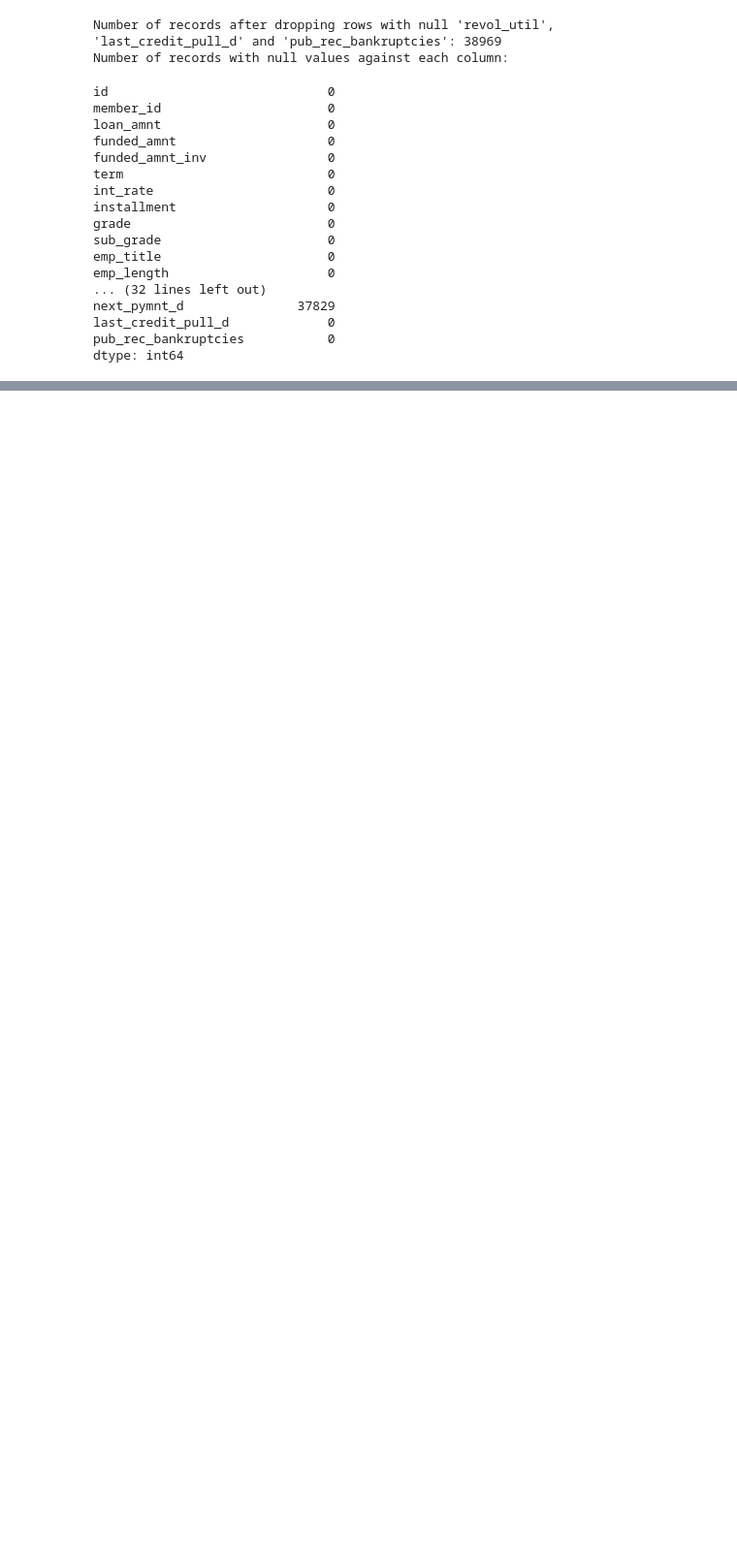
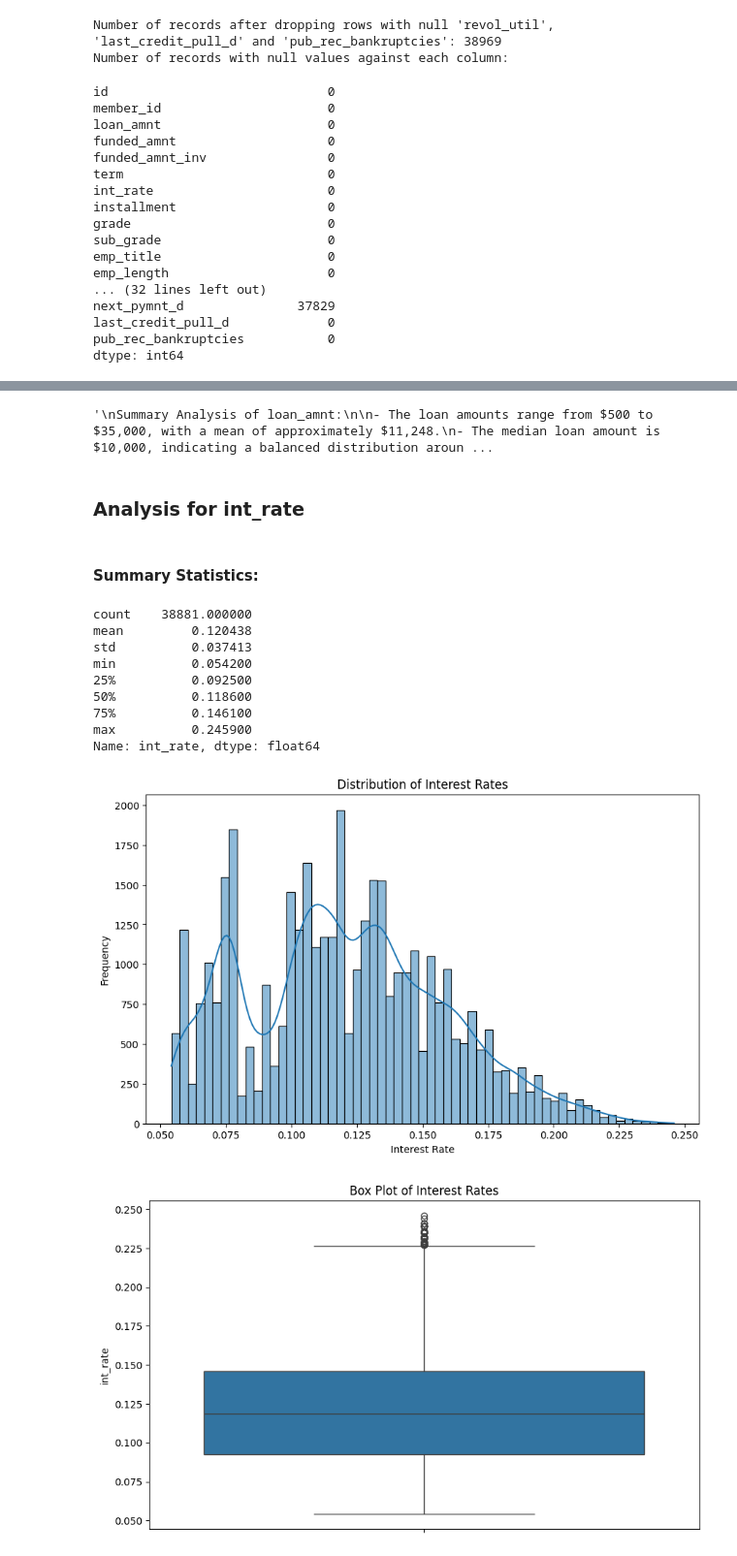
Before and after one commit to sachinbehl/LendingClubCaseStudy, a Jupyter notebook: LendingClubCaseStudy.ipynb, the cells around one changed output, grey strips where cells are left out. Shown at 97% size. Saved outputs shown, nothing was run; the diff lists cells and outputs as text; code cells hidden in the pictures; blank space fills up the shorter version.

```diff
--- a/LendingClubCaseStudy.ipynb
+++ b/LendingClubCaseStudy.ipynb
@@ -617,0 +713,52 @@ Index: []
+# %%
+"""
+Summary Analysis of loan_amnt:
+
+- The loan amounts range from $500 to $35,000, with a mean of approximately $11,248.
+- The median loan amount is $10,000, indicating a balanced distribution around this value.
+- The standard deviation of $7,470 suggests moderate variability in loan amounts.
+- The interquartile range (IQR) is $9,500, showing a reasonable spread between the 25th and 75th percentiles.
+- Both the minimum and maximum values are within the expected range for personal loans, with no extreme outliers observed.
+- Conclusion: All data should be included in the analysis as the distribution appears normal and reflects the typical range of loan amounts.
+"""
+# %% [output]
+'\nSummary Analysis of loan_amnt:\n\n- The loan amounts range from $500 to $35,000, with a mean of approximately $11,248.\n- The median loan amount is $10,000, indicating a balanced distribution aroun ...
+# %%
+# Analysis for 'int_rate'
+display(HTML(f"<h3>Analysis for int_rate</h3>"))
+
+# Summary statistics
+display(HTML(f"<h4>Summary Statistics:</h4>"))
+summary_stats = lendingCaseStudyDataFrameCleanedWithTypesCorrected['int_rate'].describe()
+display(summary_stats)
+
+# Histogram
+plt.figure(figsize=(10, 6))
+sns.histplot(lendingCaseStudyDataFrameCleanedWithTypesCorrected['int_rate'], kde=True)
+plt.title('Distribution of Interest Rates')
+plt.xlabel('Interest Rate')
+plt.ylabel('Frequency')
+plt.show()
+
+# Box plot
+plt.figure(figsize=(10, 6))
+sns.boxplot(y=lendingCaseStudyDataFrameCleanedWithTypesCorrected['int_rate'])
+plt.title('Box Plot of Interest Rates')
+plt.show()
+
+# Separator
+display(HTML("<hr>"))
+# %% [output]
+Analysis for int_rate
+Summary Statistics:
+count    38881.000000
+mean         0.120438
+std          0.037413
+min          0.054200
+25%          0.092500
+50%          0.118600
+75%          0.146100
+max          0.245900
+Name: int_rate, dtype: float64
+[figure, added]
+[figure, added]
```
Also changed, not shown: parts of 46 cells of this notebook.
